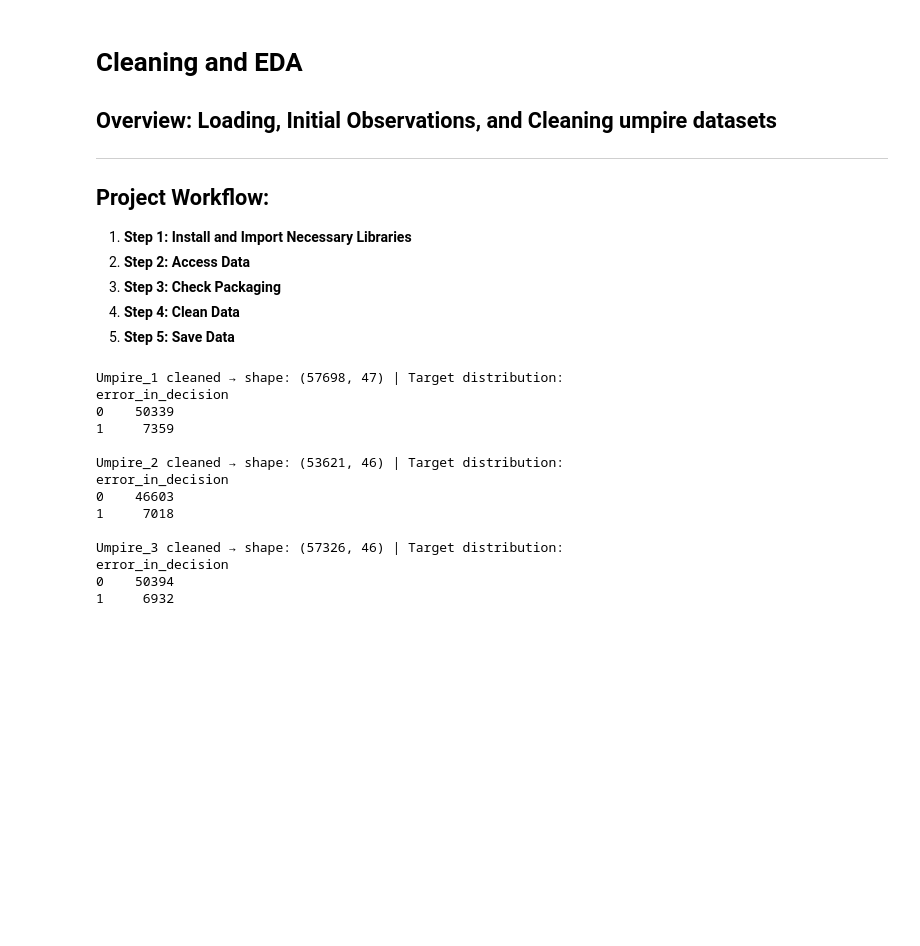
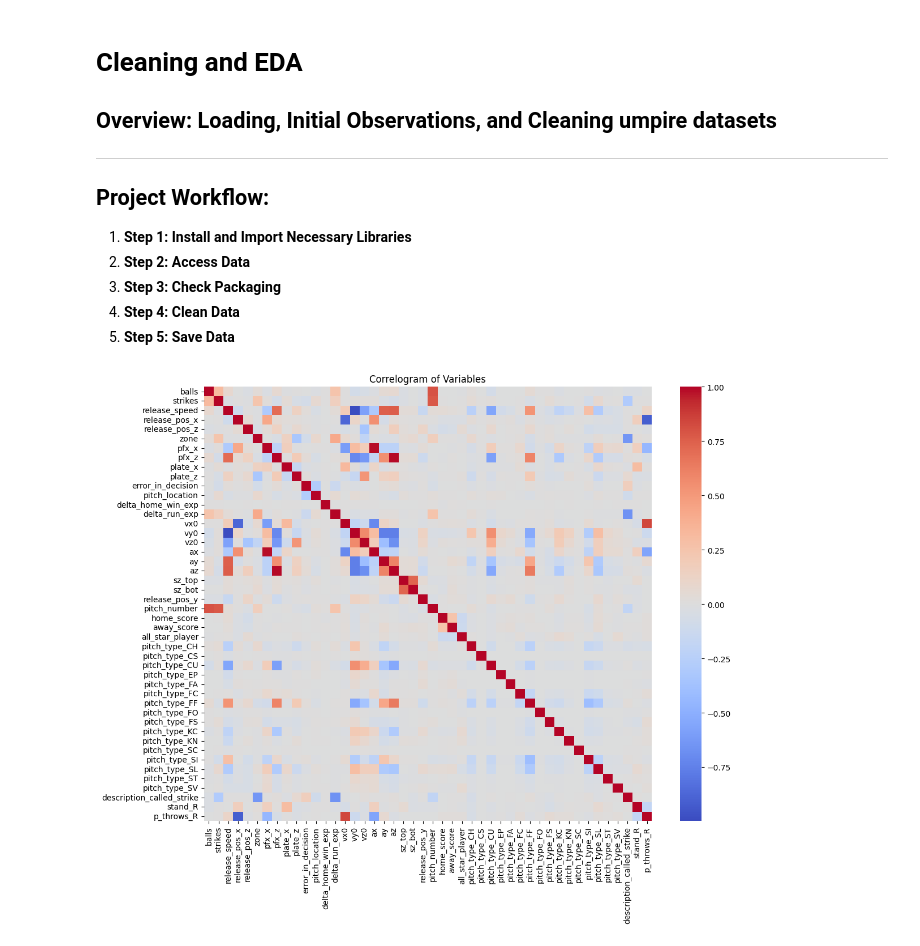
Before and after one commit to madelineshah4/ISEN427_Final, a Jupyter notebook: 01_Cleaning_EDA.ipynb, the cells around one changed output. Drawn from its saved outputs; the diff is of its cells as text; code cells hidden in the pictures; blank space fills up the shorter version.

```diff
--- a/01_Cleaning_EDA.ipynb
+++ b/01_Cleaning_EDA.ipynb
@@ -18,7 +18,7 @@ from sklearn.preprocessing import StandardScaler
 
 # prep
 umpire_files = ["Umpire_1.csv", "Umpire_2.csv", "Umpire_3.csv"]
-columns_to_drop = ['on_1b', 'on_2b', 'on_3b', 'at_bat_number'] # drop bc not consistent across games
+columns_to_drop = ['on_1b', 'on_2b', 'on_3b', 'at_bat_number', "game_year", "pfx_x", "pfx_z"] # drop bc not consistent across games
 
 #----- Step 3: Check Packaging -----
 def write_diagnostics(df: pd.DataFrame, stage: str, path: str):
@@ -68,18 +68,33 @@ for file in umpire_files:
     with open(log_path, "a") as log:
         log.write("\n\n=== FINAL SUMMARY ===\n\n")
         log.write(f"{key} cleaned → shape: {df.shape} | Target distribution:\n{df['error_in_decision'].value_counts().to_string()}\n")
-# %% [output]
-Umpire_1 cleaned → shape: (57698, 47) | Target distribution:
-error_in_decision
-0    50339
-1     7359
-
-Umpire_2 cleaned → shape: (53621, 46) | Target distribution:
-error_in_decision
-0    46603
-1     7018
-
-Umpire_3 cleaned → shape: (57326, 46) | Target distribution:
-error_in_decision
-0    50394
-1     6932
+# %%
+# 1
+file_path = r"data/cleaned/Umpire_1_cleaned.csv"
+ump1 = pd.read_csv(file_path)
+
+# 2
+file_path = r"data/cleaned/Umpire_2_cleaned.csv"
+ump2 = pd.read_csv(file_path)
+
+# 3
+file_path = r"data/cleaned/Umpire_3_cleaned.csv"
+ump3 = pd.read_csv(file_path)
+# %%
+import pandas as pd
+import seaborn as sns
+import matplotlib.pyplot as plt
+
+# Load your dataset
+df = ump1
+
+# Compute correlation matrix
+corr = df.corr(numeric_only=True)
+
+# Plot heatmap
+plt.figure(figsize=(12, 10), layout="tight")
+sns.heatmap(corr, cmap='coolwarm', center=0, annot_kws={"size": 5})
+plt.title("Correlogram of Variables")
+plt.show()
+# %% [output]
+[figure, added]
```
Also changed, not shown: parts of 1 cell of this notebook, 7 other files.
